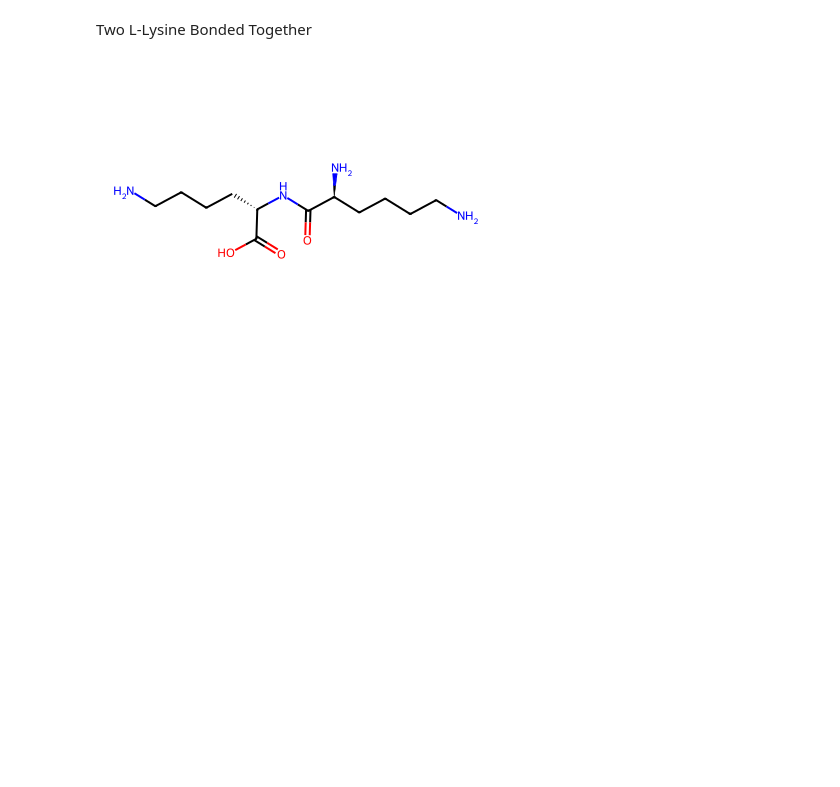
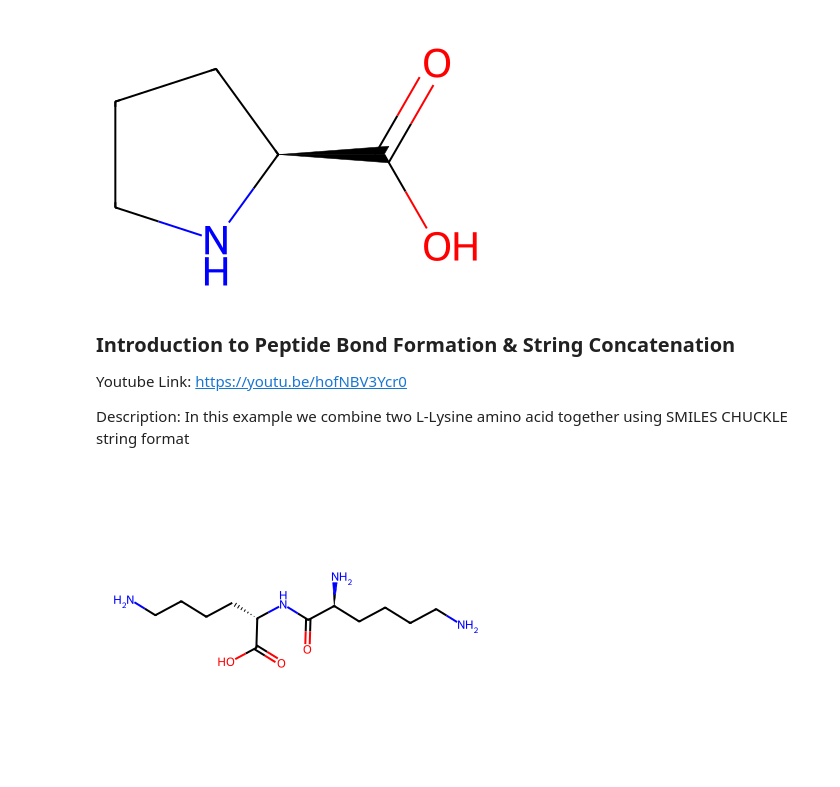
Before and after one commit to BilodeauGroup/PepFoundry, a Jupyter notebook: examples_CHUCKLES.ipynb, the cells around one changed output. Saved outputs shown, nothing was run; the diff lists cells and outputs as text; code cells hidden in the pictures; blank space fills up the shorter version.

Commit message:
Chucles Example Update (10/17/2025)

```diff
--- a/examples_CHUCKLES.ipynb
+++ b/examples_CHUCKLES.ipynb
@@ -35,5 +65,21 @@ display(img)
+# %%
+smiles = "N1[C@@H](CCC1)C(=O)O"
+
+mol = Chem.MolFromSmiles(smiles)
+
+if mol is None:
+    raise ValueError("-----SMILES Invalid-----")
+
+img = Draw.MolToImage(mol, size=(400, 300))
+display(img)
+# %% [output]
+[figure, added]
 # %% [markdown]
-Two L-Lysine Bonded Together
+<span style="font-size:20px"><b>Introduction to Peptide Bond Formation & String Concatenation</b></span>
+
+Youtube Link: https://youtu.be/hofNBV3Ycr0
+
+Description: In this example we combine two L-Lysine amino acid together using SMILES CHUCKLE string format
 # %%
 from rdkit import Chem
 from rdkit.Chem import Draw
```
Also changed, not shown: parts of 22 cells of this notebook.
